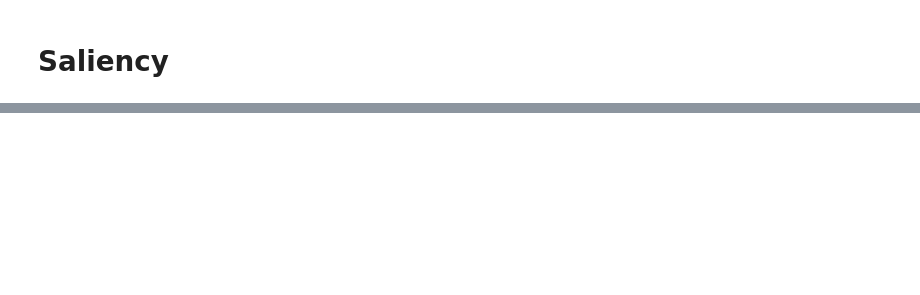
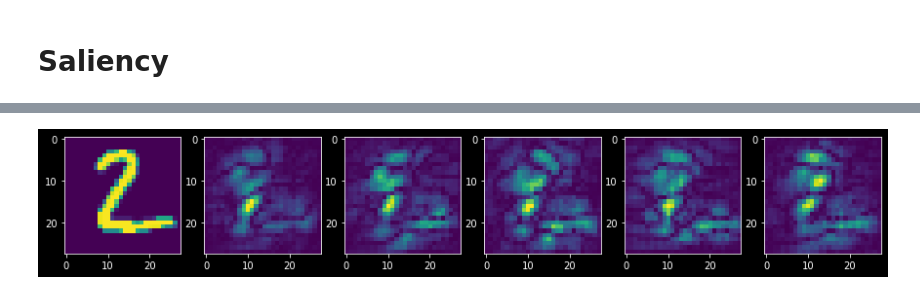
Before and after one commit to YalesRios/Samel, a Jupyter notebook: samel.ipynb, the cells around one changed output, grey strips where cells are left out. Saved outputs shown, nothing was run; the diff lists cells and outputs as text; code cells hidden in the pictures; blank space fills up the shorter version.

Commit message:
Refactored code into functions

```diff
--- a/samel.ipynb
+++ b/samel.ipynb
@@ -144,19 +215,19 @@ print(lenet.predict(testX)[input_idx])
+# %%
+#Function to generate multiple saliency maps
+def generate_saliency_maps(classifiers,classifier_input,output_node,visualised_layer):
+    saliency_maps = []
+    for classifier in classifiers:
+        saliency_maps.append(visualize_saliency(model = classifier,layer_idx = visualised_layer, filter_indices = output_node, seed_input = classifier_input))
+    return(saliency_maps)
 # %%
-#Generate multiple saliency maps
-input_idx = 1
-saliency_maps = []
-predicted_classes = []
-for classifier in lenets:
-    saliency_maps.append(visualize_saliency(model = classifier,layer_idx = 9, filter_indices = np.argmax(testY[input_idx]), seed_input = testX[input_idx]))
-    predicted_classes.append(np.argmax(classifier.predict(testX)[input_idx]))
-
-image_saliency_maps = saliency_maps
-fig, ax = plt.subplots(nrows=1, ncols=classifier_number+1, figsize = (15,15))
-i = 1
-for s_map in image_saliency_maps:
-    ax[i].imshow(s_map.reshape(28,28),interpolation="nearest")
-    i = i+1
-ax[0].imshow(testX[input_idx].reshape(28,28))
-plt.show()
+#Function to visualise the multiple saliency maps
+def visualize_saliency_maps(classifier_input,saliency_maps):
+    fig, ax = plt.subplots(nrows=1, ncols=len(saliency_maps)+1, figsize = (15,15))
+    i = 1
+    for s_map in saliency_maps:
+        ax[i].imshow(s_map)
+        i = i+1
+    ax[0].imshow(classifier_input)
+    plt.show()
 # %%
 # Compute difference of saliency maps
@@ -165,0 +248,13 @@ plt.show()
+# %%
+# Generate saliency maps examples
+input_idx = 1
+maps = generate_saliency_maps(classifiers = lenets,
+                              classifier_input = testX[input_idx],
+                              output_node = np.argmax(testY[input_idx]),
+                              visualised_layer = 9)
+# %%
+# Visualise saliency maps examples
+visualize_saliency_maps(classifier_input = testX[input_idx].reshape(28,28),
+                        saliency_maps = maps)
+# %% [output]
+[figure, added]
```
Also changed, not shown: parts of 18 cells of this notebook.
